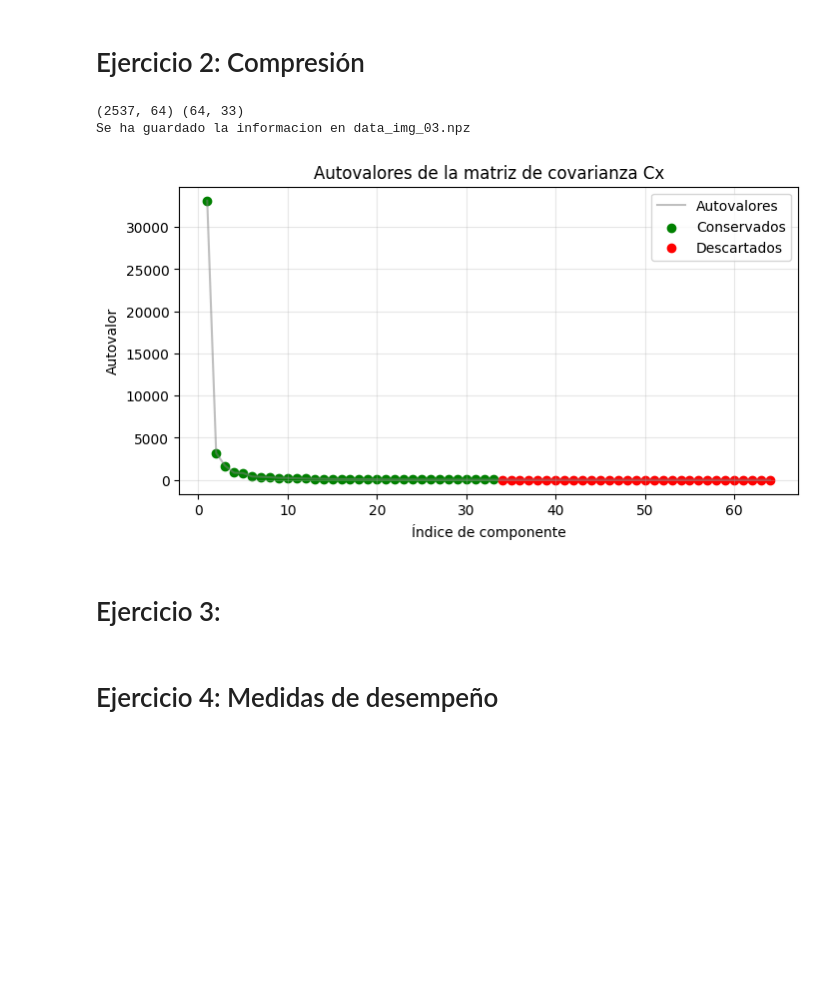
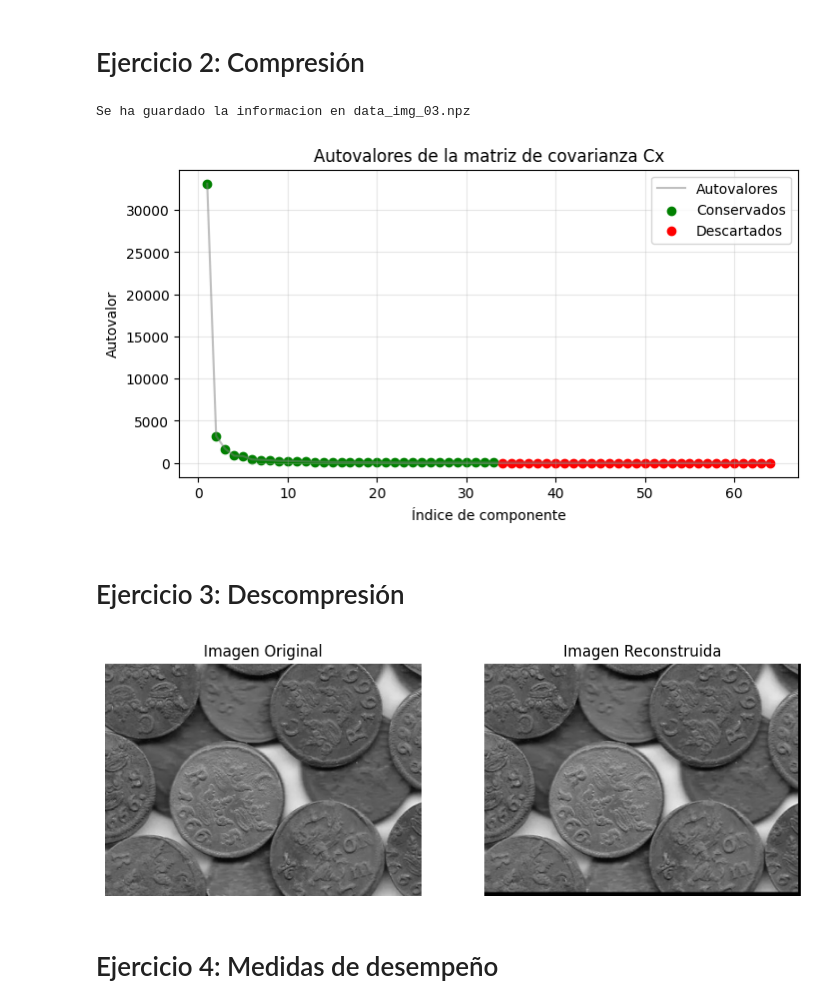
Before and after one commit to may-villagran/IyE_TP1, a Jupyter notebook: tp.ipynb, the cells around one changed output. Saved outputs shown, nothing was run; the diff lists cells and outputs as text; code cells hidden in the pictures; blank space fills up the shorter version.

Commit message:
ejercicio3

```diff
--- a/tp.ipynb
+++ b/tp.ipynb
@@ -173,7 +173,7 @@ def cov_estimator(matrix: np.ndarray) -> np.ndarray:
     x_centered = matrix - mu.T
     return (x_centered.T @ x_centered) / (matrix.shape[0] - 1)
 
-def pca_trasnform(matrix_x:np.ndarray, cov:np.ndarray, mu:np.ndarray, k:int) -> np.ndarray:
+def pca_transform(matrix_x:np.ndarray, cov:np.ndarray, mu:np.ndarray, k:int) -> np.ndarray:
     """
     Aplica PCA a los datos de entrada, retorna la matriz Y descorrelacionada de k componentes y la matriz de autovectores
     """
@@ -182,7 +182,6 @@ def pca_trasnform(matrix_x:np.ndarray, cov:np.ndarray, mu:np.ndarray, k:int) ->
     evalues = evalues[idx_order]
     evectors = evectors[:, idx_order]
     P = evectors[:, :k]
-    #print(matrix_x.shape, P.shape)
     Y = (matrix_x - mu) @ P
     return Y, P
 
@@ -212,15 +211,63 @@ matrix_x = np.vstack(list_x)
 mu = mean_estimator(list_x)
 cov = cov_estimator(matrix_x)
 s_factor = space_saving_k(0.8, matrix_x.shape[1])
-matrix_y, matrix_evectors = pca_trasnform(matrix_x, cov, mu, k=s_factor)
+matrix_y, matrix_evectors = pca_transform(matrix_x, cov, mu, k=s_factor)
 save_data(matrix_y, matrix_evectors, mu, "data_img_03.npz")
 plot_eigenvalues(cov, s_factor)
 # %% [output]
-(2537, 64) (64, 33)
 Se ha guardado la informacion en data_img_03.npz
 [figure]
 # %% [markdown]
-# Ejercicio 3:
+# Ejercicio 3: Descompresión
+# %%
+# Paso 1: Cargar los datos guardados de la imágen ( vectores yi (Y), la matriz de autovectores (P) y la media µX (mu) )
+
+def get_data(filename: str) -> tuple[np.ndarray, np.ndarray, np.ndarray]:
+    data = np.load(filename) # Carga el archivo .npz
+    return data['Y'], data['P'], data['mu'] # Retorna Y, P y mu
+
+# Paso 2: Aplicar la proyección inversa de PCA para obtener los vectores xi aproximados
+
+def pca_inverse(matrix_y: np.ndarray, P: np.ndarray, mu: np.ndarray) -> np.ndarray:
+    """
+    Reconstruye la matriz X original a partir de la matriz Y proyectada, los autovectores P y la media mu.
+    """
+    return matrix_y @ P.T + mu # X = Y * P^T + mu
+
+# Paso 3: Reconstruir la imágen original a partir de los vectores xi aproximados
+
+def reconstruct_image(matrix_y: np.ndarray, P: np.ndarray, mu: np.ndarray, original_shape: tuple, block_size: int = 8) -> np.ndarray:
+    """
+    Reconstruye la imagen original a partir de la matriz Y proyectada, los autovectores P y la media mu.
+    """
+    matrix_x_reconstructed = pca_inverse(matrix_y, P, mu) # Reconstruir X aproximado
+    img_reconstructed = np.zeros(original_shape) # Imagen vacía para reconstruir
+    idx = 0 # Índice para recorrer los bloques
+    for i in range(0, original_shape[0] - (original_shape[0] % block_size), block_size): # Recorrer filas por bloques
+        for j in range(0, original_shape[1] - (original_shape[1] % block_size), block_size): # Recorrer columnas por bloques
+            block = matrix_x_reconstructed[idx].reshape((block_size, block_size), order='F') # Reshape del bloque a 8x8
+            img_reconstructed[i:i+block_size, j:j+block_size] = block # Colocar el bloque en la imagen
+            idx += 1 # Incrementar el índice
+    return img_reconstructed
+
+# Cargar datos guardados
+matrix_y, matrix_evectors, mu = get_data("data_img_03.npz")
+# Reconstruir la imagen
+img_reconstructed = reconstruct_image(matrix_y, matrix_evectors, mu, img.shape)
+
+# Graficar la imagen original y la reconstruida
+plt.figure(figsize=(10, 5)) # Crear una figura más grande
+plt.subplot(1, 2, 1) # Subplot 1: Imagen original
+plt.imshow(img, cmap='gray') # Mostrar la imagen en escala de grises
+plt.title('Imagen Original') # Título del subplot
+plt.axis('off') # Ocultar los ejes
+plt.subplot(1, 2, 2) # Subplot 2: Imagen reconstruida
+plt.imshow(img_reconstructed, cmap='gray') # Mostrar la imagen en escala de grises
+plt.title('Imagen Reconstruida') # Título del subplot
+plt.axis('off') # Ocultar los ejes
+plt.show() # Mostrar la figura completa
+# %% [output]
+[figure, added]
 # %% [markdown]
 # Ejercicio 4: Medidas de desempeño
 # %%
```
Also changed, not shown: 1 other file.
